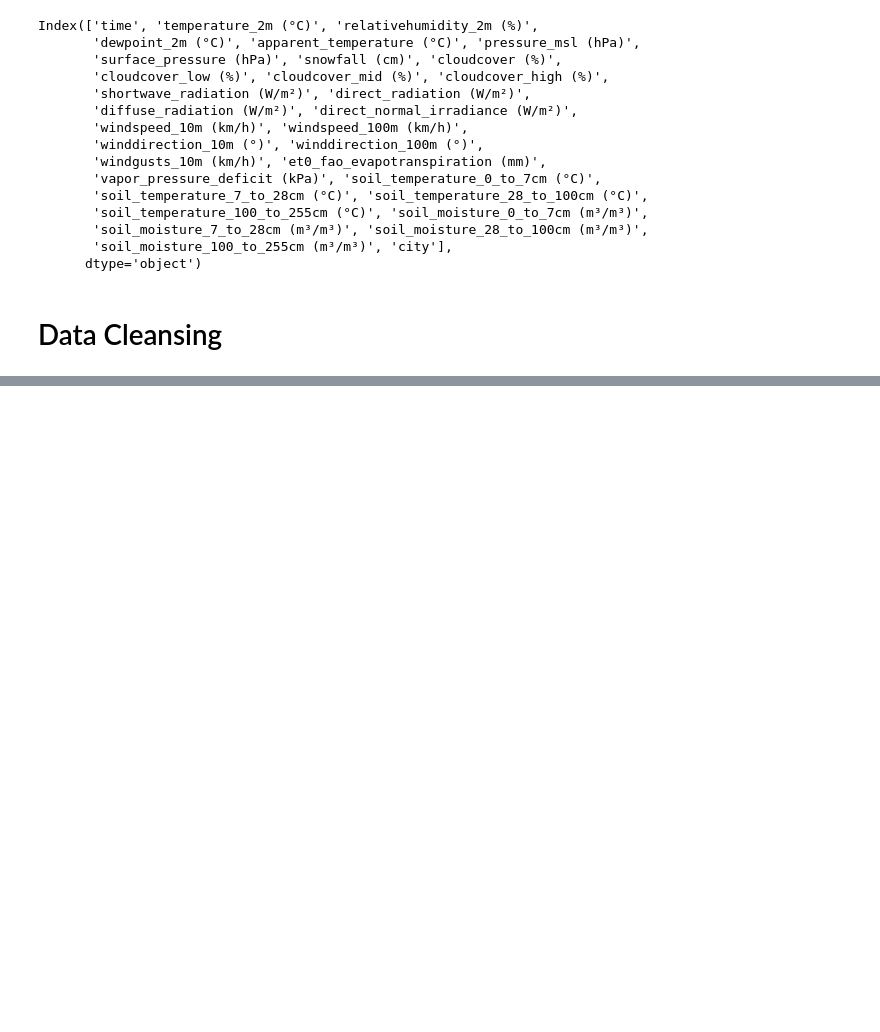
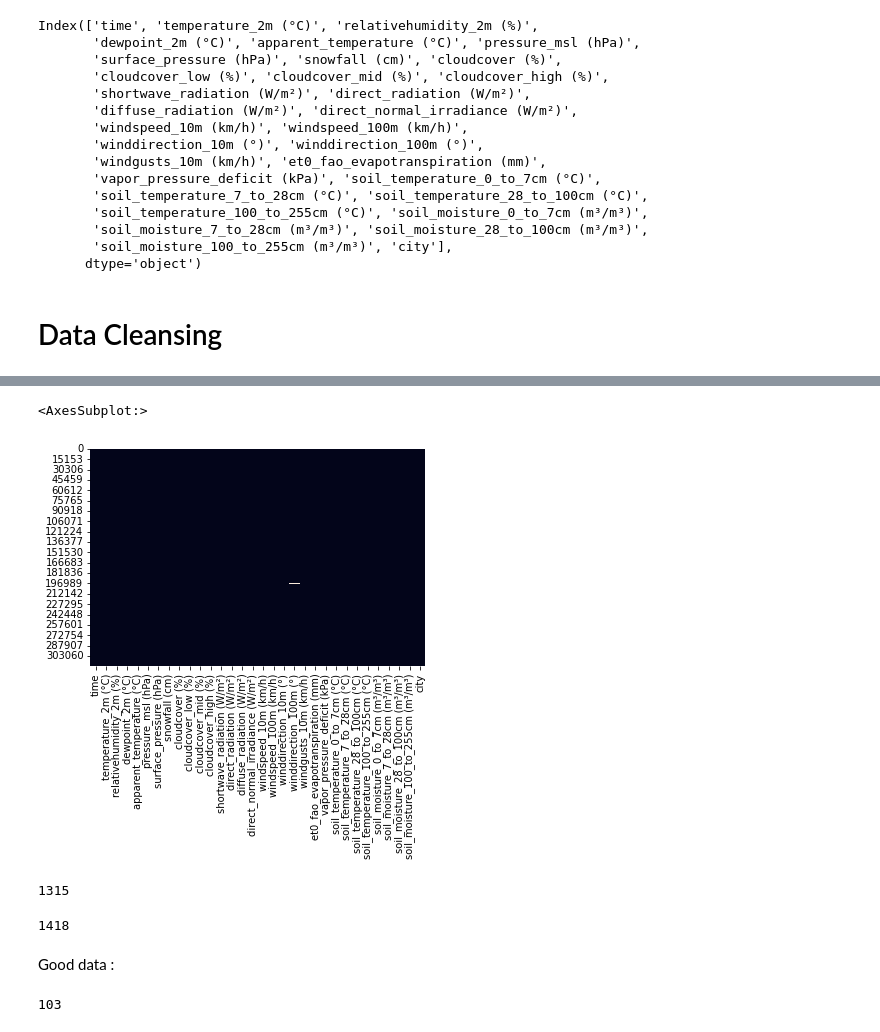
Before and after one commit to FelixFern/Arkavidia-2023-ODE, a Jupyter notebook: Arkavidia.ipynb, the cells around one changed output, grey strips where cells are left out. Cells and saved outputs as stored; diff of their text form; code cells hidden in the pictures; blank space fills up the shorter version.

```diff
--- a/Arkavidia.ipynb
+++ b/Arkavidia.ipynb
@@ -101,0 +78,5 @@ dtype: int64
+# %%
+sns.heatmap(train_h_data.isnull(), cbar=False)
+# %% [output]
+<AxesSubplot:>
+[figure, added]
@@ -101,0 +99,19 @@ dtype: int64
+# %%
+sums = 0
+for i in train_h_grouped_data['time_d'].value_counts():
+    if i >= 240:
+        sums += 1
+
+sums
+# %% [output]
+1315
+# %%
+train_h_grouped_data['time_d'].nunique()
+# %% [output]
+1418
+# %% [markdown]
+Good data :
+# %%
+1418-1315
+# %% [output]
+103
```
Also changed, not shown: parts of 11 cells of this notebook.
